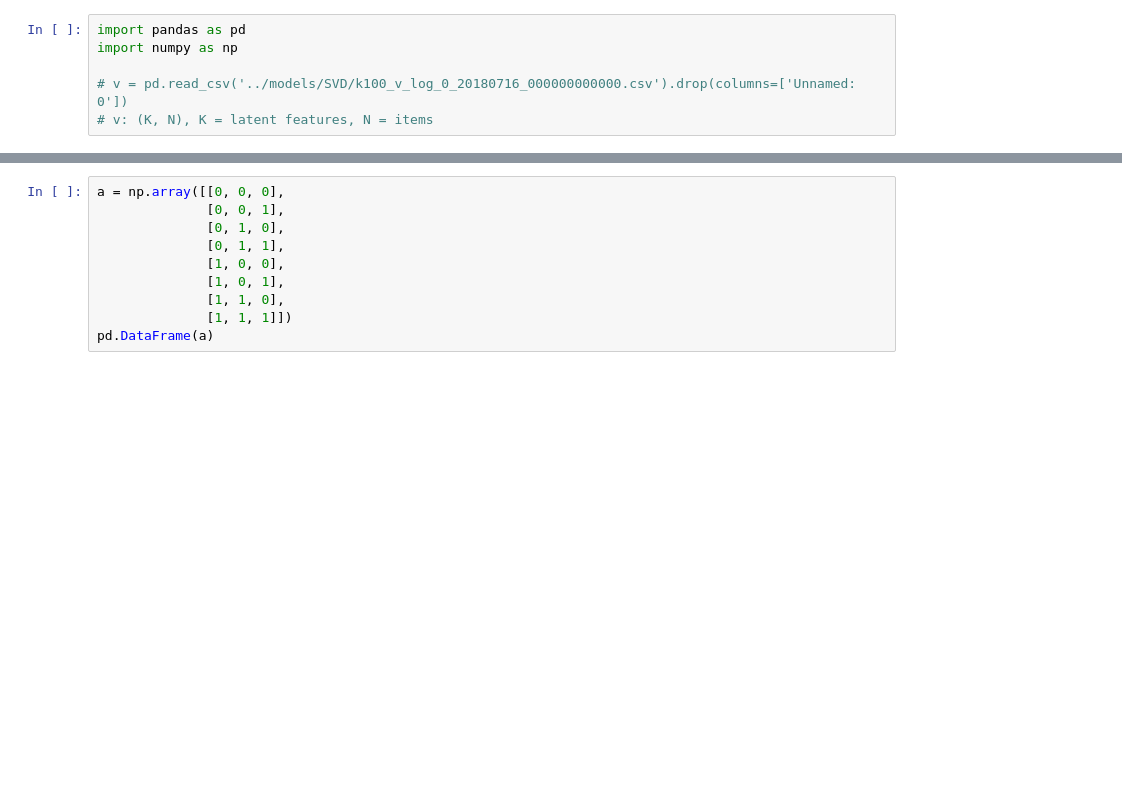
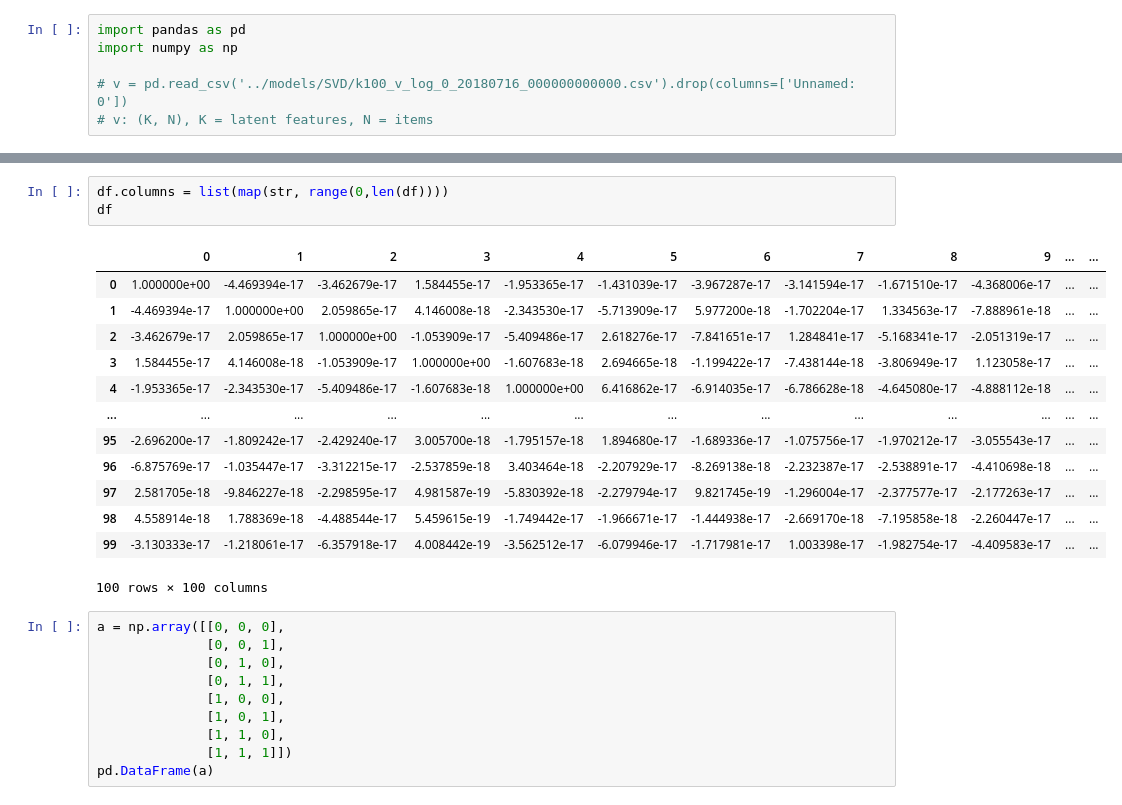
Before and after one commit to curlsloth/Capstone_Spotify-Sequential-Skip-Prediction, a Jupyter notebook: notebooks/9_calculate_item_similarities.ipynb, the cells around one changed output, grey strips where cells are left out. Saved outputs shown, nothing was run; the diff lists cells and outputs as text; blank space fills up the shorter version.

```diff
--- a/notebooks/9_calculate_item_similarities.ipynb
+++ b/notebooks/9_calculate_item_similarities.ipynb
@@ -132,3 +138,20 @@ Runtime: 11100.44s
+# %%
+df.columns = list(map(str, range(0,len(df))))
+df
+# %% [output]
+|  | 0 | 1 | 2 | 3 | 4 | 5 | 6 | 7 | 8 | 9 | ... | ... |
+| 0 | 1.000000e+00 | -4.469394e-17 | -3.462679e-17 | 1.584455e-17 | -1.953365e-17 | -1.431039e-17 | -3.967287e-17 | -3.141594e-17 | -1.671510e-17 | -4.368006e-17 | ... | ... |
+| 1 | -4.469394e-17 | 1.000000e+00 | 2.059865e-17 | 4.146008e-18 | -2.343530e-17 | -5.713909e-17 | 5.977200e-18 | -1.702204e-17 | 1.334563e-17 | -7.888961e-18 | ... | ... |
+| 2 | -3.462679e-17 | 2.059865e-17 | 1.000000e+00 | -1.053909e-17 | -5.409486e-17 | 2.618276e-17 | -7.841651e-17 | 1.284841e-17 | -5.168341e-17 | -2.051319e-17 | ... | ... |
+| 3 | 1.584455e-17 | 4.146008e-18 | -1.053909e-17 | 1.000000e+00 | -1.607683e-18 | 2.694665e-18 | -1.199422e-17 | -7.438144e-18 | -3.806949e-17 | 1.123058e-17 | ... | ... |
+| 4 | -1.953365e-17 | -2.343530e-17 | -5.409486e-17 | -1.607683e-18 | 1.000000e+00 | 6.416862e-17 | -6.914035e-17 | -6.786628e-18 | -4.645080e-17 | -4.888112e-18 | ... | ... |
+| ... | ... | ... | ... | ... | ... | ... | ... | ... | ... | ... | ... | ... |
+| 95 | -2.696200e-17 | -1.809242e-17 | -2.429240e-17 | 3.005700e-18 | -1.795157e-18 | 1.894680e-17 | -1.689336e-17 | -1.075756e-17 | -1.970212e-17 | -3.055543e-17 | ... | ... |
+| 96 | -6.875769e-17 | -1.035447e-17 | -3.312215e-17 | -2.537859e-18 | 3.403464e-18 | -2.207929e-17 | -8.269138e-18 | -2.232387e-17 | -2.538891e-17 | -4.410698e-18 | ... | ... |
+| 97 | 2.581705e-18 | -9.846227e-18 | -2.298595e-17 | 4.981587e-19 | -5.830392e-18 | -2.279794e-17 | 9.821745e-19 | -1.296004e-17 | -2.377577e-17 | -2.177263e-17 | ... | ... |
+| 98 | 4.558914e-18 | 1.788369e-18 | -4.488544e-17 | 5.459615e-19 | -1.749442e-17 | -1.966671e-17 | -1.444938e-17 | -2.669170e-18 | -7.195858e-18 | -2.260447e-17 | ... | ... |
+| 99 | -3.130333e-17 | -1.218061e-17 | -6.357918e-17 | 4.008442e-19 | -3.562512e-17 | -6.079946e-17 | -1.717981e-17 | 1.003398e-17 | -1.982754e-17 | -4.409583e-17 | ... | ... |
+100 rows × 100 columns
 # %%
 a = np.array([[0, 0, 0],
               [0, 0, 1],
```
Also changed, not shown: parts of 4 cells of this notebook, 1 other file.
